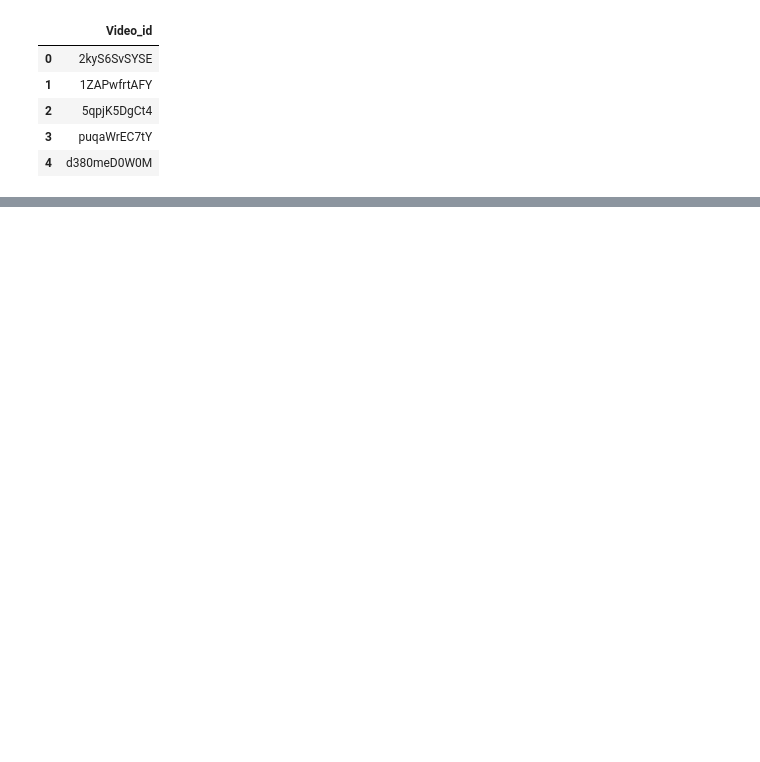
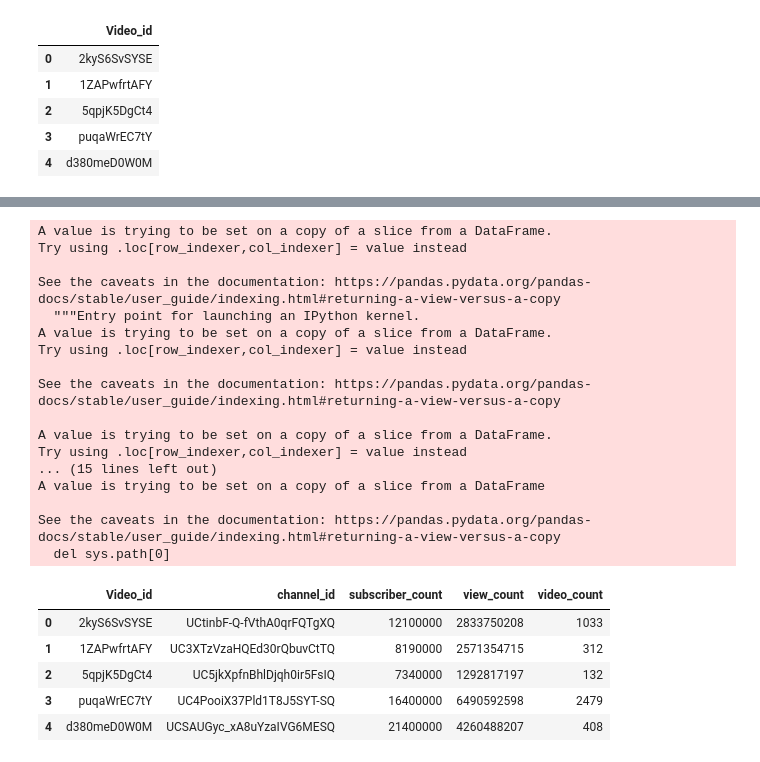
Before and after one commit to hannah8075/youtube-analysis, a Jupyter notebook: youtube_importcsvdata-Copy1.ipynb, the cells around one changed output, grey strips where cells are left out. Drawn from its saved outputs; the diff is of its cells as text; code cells hidden in the pictures; blank space fills up the shorter version.

```diff
--- a/youtube_importcsvdata-Copy1.ipynb
+++ b/youtube_importcsvdata-Copy1.ipynb
@@ -87,7 +75,7 @@ fake_list
 | 3 | Good Mythical Morning |
 | 4 | nigahiga |
 # %%
-query_url = f"https://www.googleapis.com/youtube/v3/channels?part=snippet%2CcontentDetails%2Cstatistics&forUsername={channel[16]}&key={api_key}"
+query_url = f"https://www.googleapis.com/youtube/v3/channels?part=snippet%2CcontentDetails%2Cstatistics&id={channel[16]}&key={api_key}"
 response = requests.get(query_url).json()
 pprint(response)
 # %% [output]
@@ -115,7 +105,7 @@ fake_list["video_count"] = ""
 
 for index, row in fake_list.iterrows():
     channel_title = row["Channel"]
-    query_url = f"https://www.googleapis.com/youtube/v3/channels?part=statistics&forUsername={channel_title}&key={api_key}"
+    query_url = f"https://www.googleapis.com/youtube/v3/channels?part=statistics&id={channel_title}&key={api_key}"
     response = requests.get(query_url).json()
     #fake_list.loc[index,"subscriber_count"] = response["items"][0]["statistics"]["subscriberCount"]
     #response["items"][0]["statistics"]["subscriberCount"]
@@ -154,6 +144,6 @@ See the caveats in the documentation: https://pandas.pydata.org/pandas-docs/stab
 | 3 | Good Mythical Morning |  |  |  |
 | 4 | nigahiga | 21400000 |  |  |
 # %%
-# video_url = f"https://www.googleapis.com/youtube/v3/videos?part=snippet&id=2kyS6SvSYSE&key={api_key}"
-# response = requests.get(video_url).json()
-# pprint(response)
+video_url = f"https://www.googleapis.com/youtube/v3/videos?part=snippet&id=2kyS6SvSYSE&key={api_key}"
+response = requests.get(video_url).json()
+pprint(response)
@@ -179,12 +187,12 @@ vid_list['channel_id'] = ""
 
 for index, row in vid_list.iterrows():
     vidid = row['Video_id']
-    video_url = f"https://www.googleapis.com/youtube/v3/videos?part=snippet&id={vidid}={api_key}"
+    video_url = f"https://www.googleapis.com/youtube/v3/videos?part=snippet&id={vidid}&key={api_key}"
     response = requests.get(video_url).json()
 
 
 
-#     try:
+#    try:
 
     vid_list.loc[index,'channel_id'] = response['items'][0]['snippet']['channelId']
 
@@ -193,6 +201,7 @@ for index, row in vid_list.iterrows():
 #         pass
 
 
+
 vid_list
 # %% [output]
 A value is trying to be set on a copy of a slice from a DataFrame.
@@ -203,0 +226,45 @@ KeyError: 'items'
+# %%
+vid_list["subscriber_count"] = ""
+vid_list["view_count"] = ""
+vid_list["video_count"] = ""
+
+for index, row in vid_list.iterrows():
+    channel_title = row["channel_id"]
+    query_url = f"https://www.googleapis.com/youtube/v3/channels?part=statistics&id={channel_title}&key={api_key}"
+    response = requests.get(query_url).json()
+
+    try:
+        vid_list.loc[index,"subscriber_count"] = response["items"][0]["statistics"]["subscriberCount"]
+        vid_list.loc[index,"video_count"] = response["items"][0]["statistics"]["videoCount"]
+        vid_list.loc[index,"view_count"] = response["items"][0]["statistics"]["viewCount"]
+
+    except:
+
+        pass
+
+
+vid_list
+# %% [output]
+A value is trying to be set on a copy of a slice from a DataFrame.
+Try using .loc[row_indexer,col_indexer] = value instead
+
+See the caveats in the documentation: https://pandas.pydata.org/pandas-docs/stable/user_guide/indexing.html#returning-a-view-versus-a-copy
+  """Entry point for launching an IPython kernel.
+A value is trying to be set on a copy of a slice from a DataFrame.
+Try using .loc[row_indexer,col_indexer] = value instead
+
+See the caveats in the documentation: https://pandas.pydata.org/pandas-docs/stable/user_guide/indexing.html#returning-a-view-versus-a-copy
+
+A value is trying to be set on a copy of a slice from a DataFrame.
+Try using .loc[row_indexer,col_indexer] = value instead
+... (15 lines left out)
+A value is trying to be set on a copy of a slice from a DataFrame
+
+See the caveats in the documentation: https://pandas.pydata.org/pandas-docs/stable/user_guide/indexing.html#returning-a-view-versus-a-copy
+  del sys.path[0]
+|  | Video_id | channel_id | subscriber_count | view_count | video_count |
+| 0 | 2kyS6SvSYSE | UCtinbF-Q-fVthA0qrFQTgXQ | 12100000 | 2833750208 | 1033 |
+| 1 | 1ZAPwfrtAFY | UC3XTzVzaHQEd30rQbuvCtTQ | 8190000 | 2571354715 | 312 |
+| 2 | 5qpjK5DgCt4 | UC5jkXpfnBhlDjqh0ir5FsIQ | 7340000 | 1292817197 | 132 |
+| 3 | puqaWrEC7tY | UC4PooiX37Pld1T8J5SYT-SQ | 16400000 | 6490592598 | 2479 |
+| 4 | d380meD0W0M | UCSAUGyc_xA8uYzaIVG6MESQ | 21400000 | 4260488207 | 408 |
```
Also changed, not shown: parts of 6 cells of this notebook.
